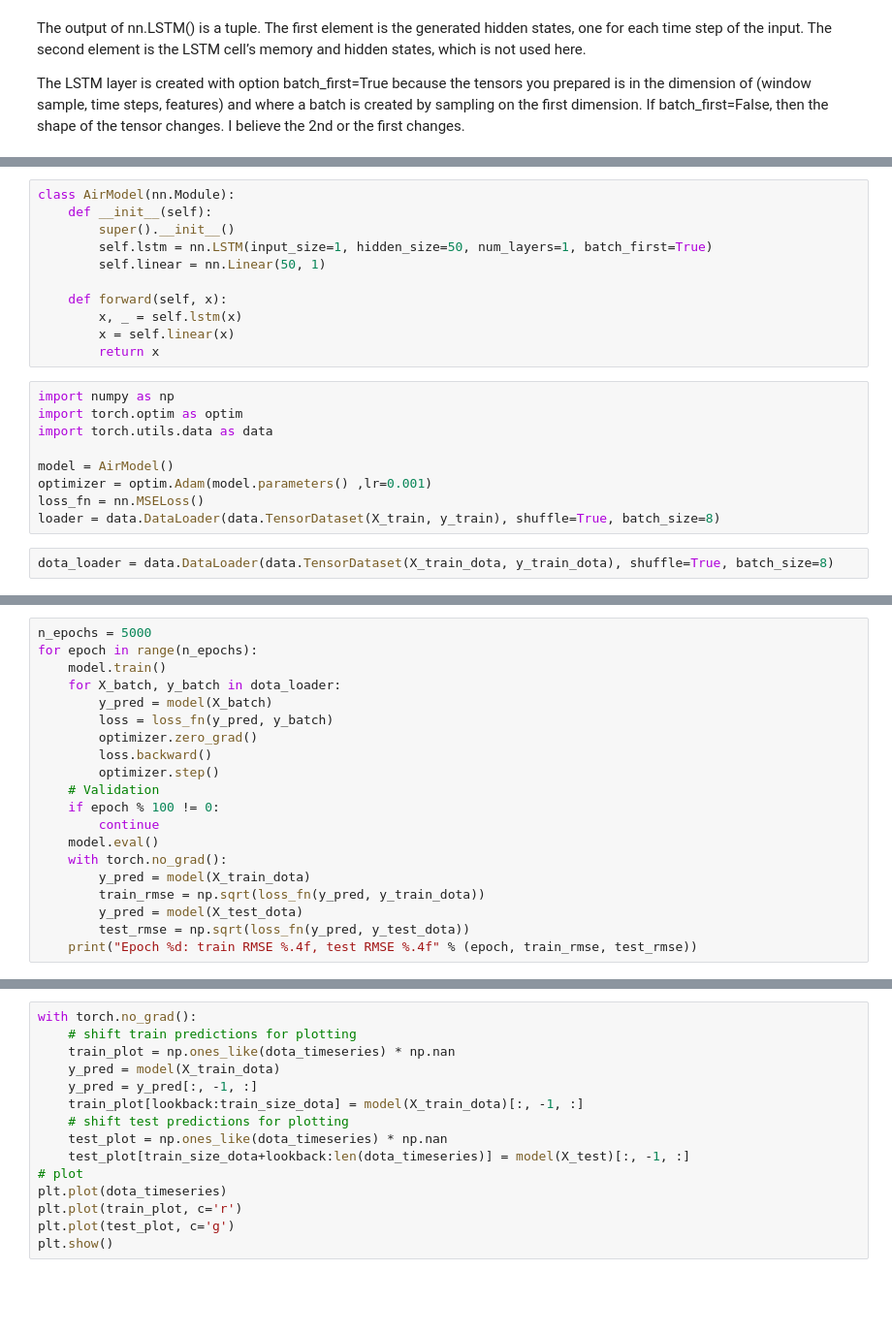
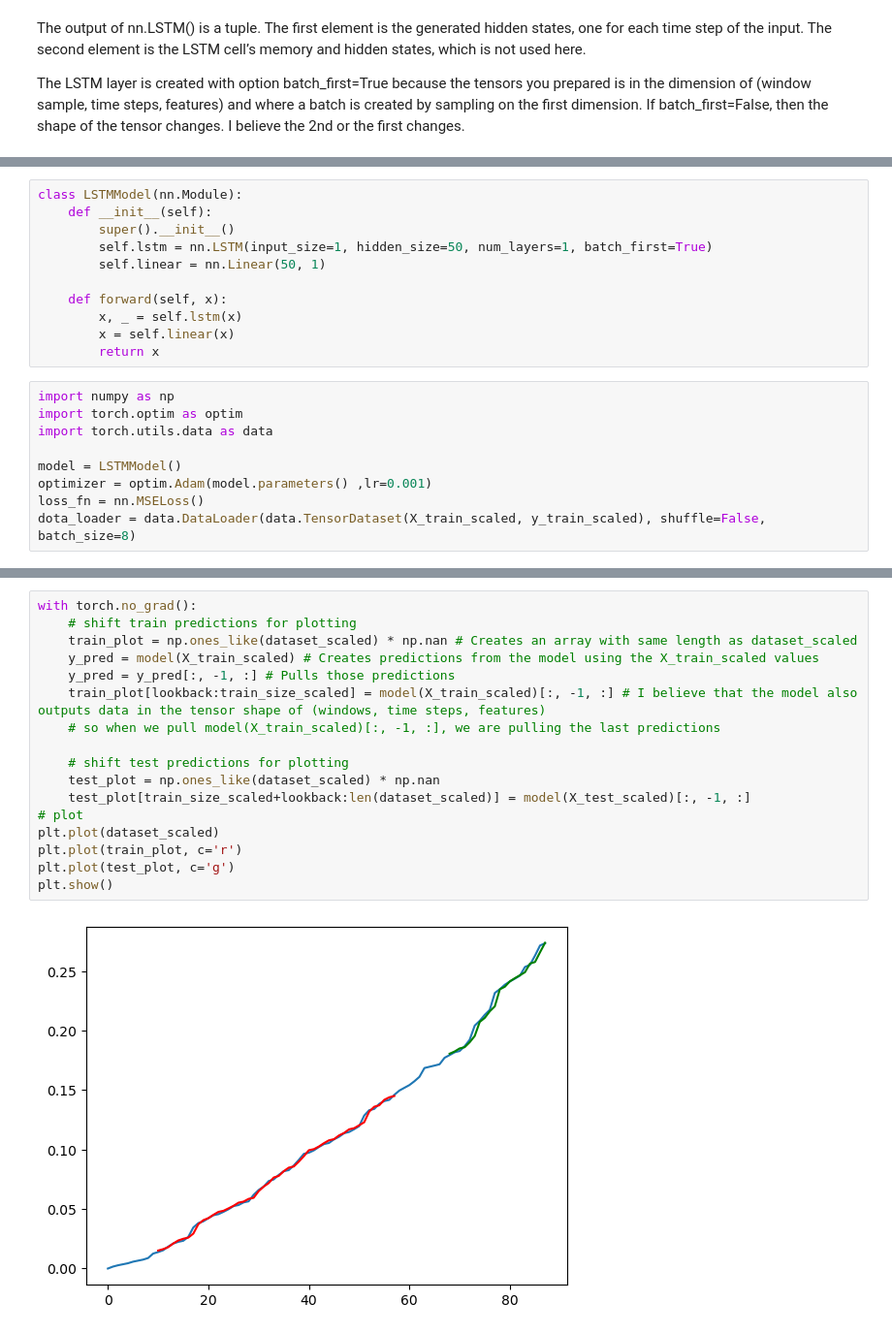
Before and after one commit to d-ev-craig/DATA698, a Jupyter notebook: Code/lstm_example.ipynb, the cells around one changed output, grey strips where cells are left out. Shown: that part at 97% size. Saved outputs shown, nothing was run; the diff lists cells and outputs as text; blank space fills up the shorter version.

```diff
--- a/Code/lstm_example.ipynb
+++ b/Code/lstm_example.ipynb
@@ -100,5 +307,5 @@ The LSTM layer is created with option batch_first=True because the tensors you p
 # %%
-class AirModel(nn.Module):
+class LSTMModel(nn.Module):
     def __init__(self):
         super().__init__()
         self.lstm = nn.LSTM(input_size=1, hidden_size=50, num_layers=1, batch_first=True)
@@ -113,9 +320,7 @@ import numpy as np
 import torch.optim as optim
 import torch.utils.data as data
 
-model = AirModel()
+model = LSTMModel()
 optimizer = optim.Adam(model.parameters() ,lr=0.001)
 loss_fn = nn.MSELoss()
-loader = data.DataLoader(data.TensorDataset(X_train, y_train), shuffle=True, batch_size=8)
+dota_loader = data.DataLoader(data.TensorDataset(X_train_scaled, y_train_scaled), shuffle=False, batch_size=8)
-# %%
-dota_loader = data.DataLoader(data.TensorDataset(X_train_dota, y_train_dota), shuffle=True, batch_size=8)
@@ -167,20 +370,0 @@ torch.Size([16, 4, 1])
-# %%
-n_epochs = 5000
-for epoch in range(n_epochs):
-    model.train()
-    for X_batch, y_batch in dota_loader:
-        y_pred = model(X_batch)
-        loss = loss_fn(y_pred, y_batch)
-        optimizer.zero_grad()
-        loss.backward()
-        optimizer.step()
-    # Validation
-    if epoch % 100 != 0:
-        continue
-    model.eval()
-    with torch.no_grad():
-        y_pred = model(X_train_dota)
-        train_rmse = np.sqrt(loss_fn(y_pred, y_train_dota))
-        y_pred = model(X_test_dota)
-        test_rmse = np.sqrt(loss_fn(y_pred, y_test_dota))
-    print("Epoch %d: train RMSE %.4f, test RMSE %.4f" % (epoch, train_rmse, test_rmse))
@@ -204,15 +371,19 @@ KeyboardInterrupt:
 # %%
 with torch.no_grad():
     # shift train predictions for plotting
-    train_plot = np.ones_like(dota_timeseries) * np.nan
-    y_pred = model(X_train_dota)
-    y_pred = y_pred[:, -1, :]
-    train_plot[lookback:train_size_dota] = model(X_train_dota)[:, -1, :]
+    train_plot = np.ones_like(dataset_scaled) * np.nan # Creates an array with same length as dataset_scaled
+    y_pred = model(X_train_scaled) # Creates predictions from the model using the X_train_scaled values
+    y_pred = y_pred[:, -1, :] # Pulls those predictions
+    train_plot[lookback:train_size_scaled] = model(X_train_scaled)[:, -1, :] # I believe that the model also outputs data in the tensor shape of (windows, time steps, features)
+    # so when we pull model(X_train_scaled)[:, -1, :], we are pulling the last predictions
+
     # shift test predictions for plotting
-    test_plot = np.ones_like(dota_timeseries) * np.nan
-    test_plot[train_size_dota+lookback:len(dota_timeseries)] = model(X_test)[:, -1, :]
+    test_plot = np.ones_like(dataset_scaled) * np.nan
+    test_plot[train_size_scaled+lookback:len(dataset_scaled)] = model(X_test_scaled)[:, -1, :]
 # plot
-plt.plot(dota_timeseries)
+plt.plot(dataset_scaled)
 plt.plot(train_plot, c='r')
 plt.plot(test_plot, c='g')
 plt.show()
+# %% [output]
+[figure, added]
```
Also changed, not shown: parts of 42 cells of this notebook, 11 other files.
